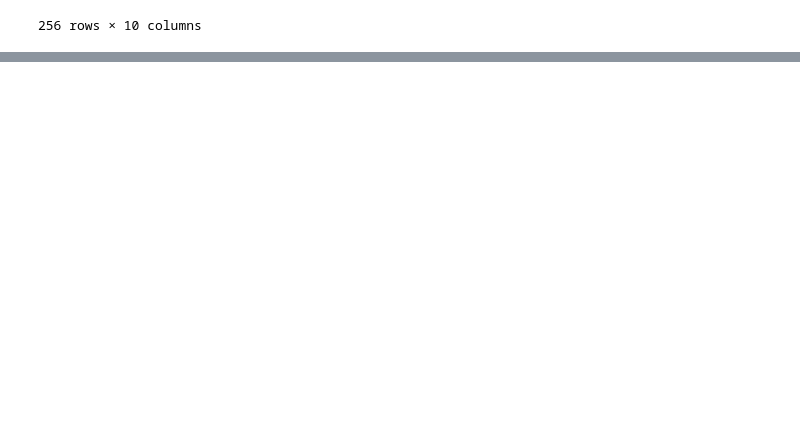
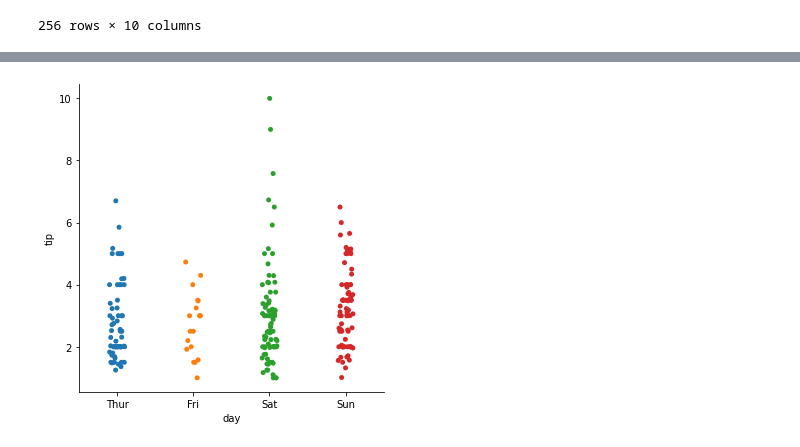
Before and after one commit to gdv/scuole-lincei, a Jupyter notebook: Lincei.ipynb, the cells around one changed output, grey strips where cells are left out. Cells and saved outputs as stored; diff of their text form; code cells hidden in the pictures; blank space fills up the shorter version.

```diff
--- a/Lincei.ipynb
+++ b/Lincei.ipynb
@@ -1037,0 +1042,4 @@ totale
+# %%
+sns.catplot(x="day", y="tip", data=tips);
+# %% [output]
+[figure, added]
```
Also changed, not shown: parts of 16 cells of this notebook.
